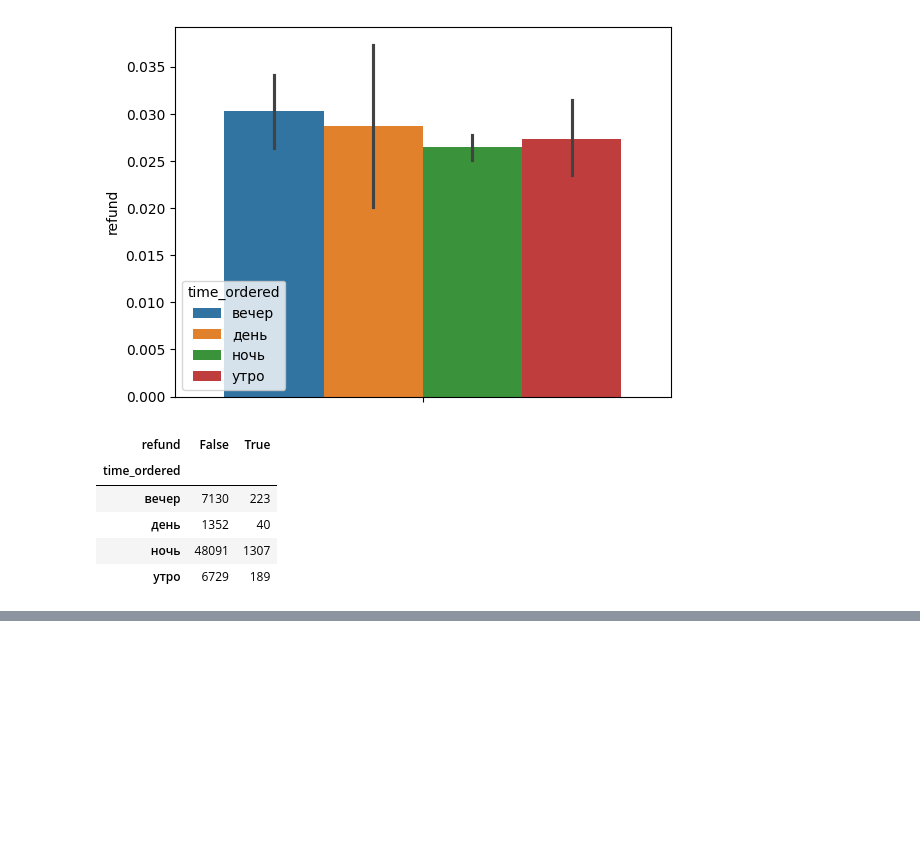
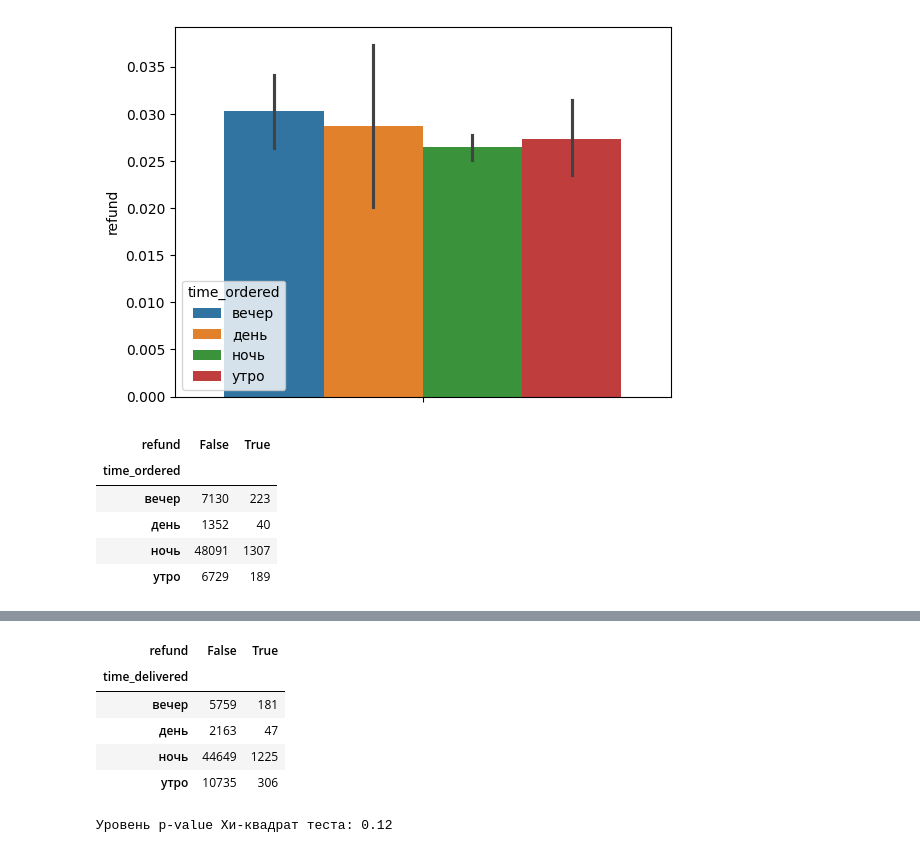
Before and after one commit to PigStep/ML-Delivery-Refund-Research, a Jupyter notebook: notebook/notebook.ipynb, the cells around one changed output, grey strips where cells are left out. Cells and saved outputs as stored; diff of their text form; code cells hidden in the pictures; blank space fills up the shorter version.

```diff
--- a/notebook/notebook.ipynb
+++ b/notebook/notebook.ipynb
@@ -611,0 +624,13 @@ np.float64(0.2805208097218674)
+# %%
+pd.crosstab(delivery_data.time_delivered, delivery_data.refund)
+# %% [output]
+| refund | False | True |
+| time_delivered |  |  |
+| вечер | 5759 | 181 |
+| день | 2163 | 47 |
+| ночь | 44649 | 1225 |
+| утро | 10735 | 306 |
+# %%
+print(f"Уровень p-value Хи-квадрат теста: {chi2_contingency(pd.crosstab(delivery_data.time_delivered, delivery_data.refund)).pvalue:.2f}")
+# %% [output]
+Уровень p-value Хи-квадрат теста: 0.12
```
Also changed, not shown: parts of 8 cells of this notebook.
